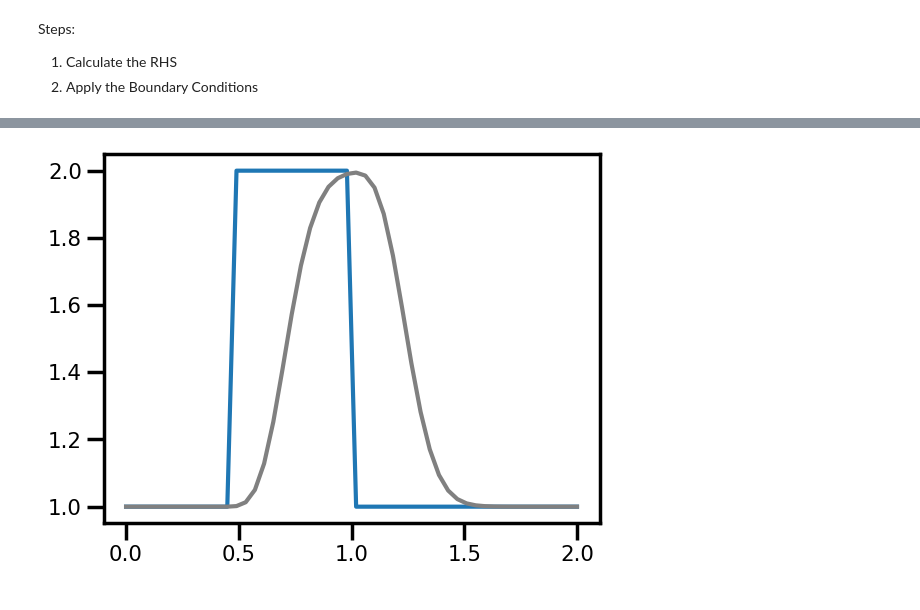
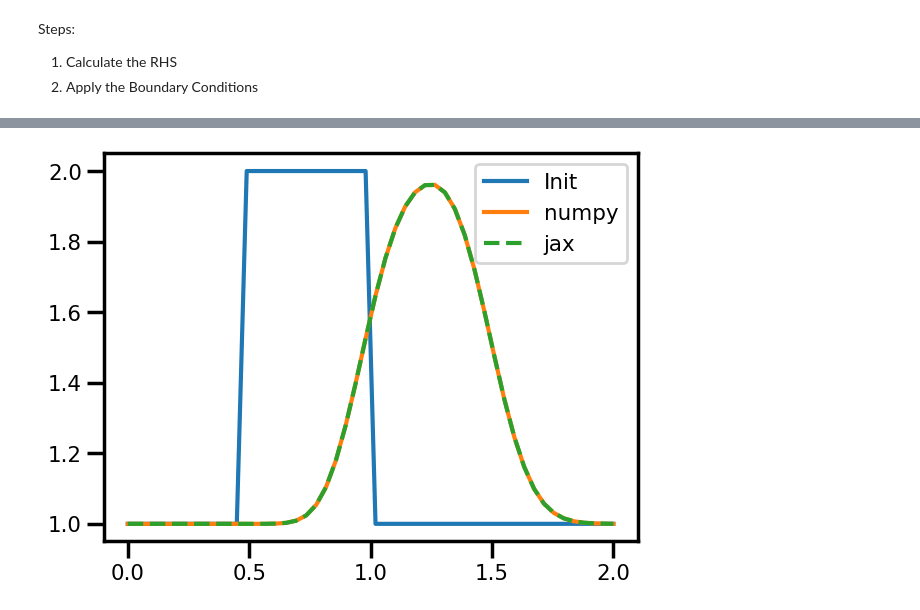
Before and after one commit to jejjohnson/jaxsw, a Jupyter notebook: notebooks/dev/eman/12_steps_2_NS/1.1_linear_convection.ipynb, the cells around one changed output, grey strips where cells are left out. Saved outputs shown, nothing was run; the diff lists cells and outputs as text; code cells hidden in the pictures.

```diff
--- a/notebooks/dev/eman/12_steps_2_NS/1.1_linear_convection.ipynb
+++ b/notebooks/dev/eman/12_steps_2_NS/1.1_linear_convection.ipynb
@@ -75,3 +121,5 @@ x_grid = np.linspace(0, 2., nx)
+# %%
+solns = dict()
 # %% [markdown]
 
 Steps:
@@ -129,7 +128,0 @@ step_fn = jax.jit(step_fn)
-# %%
-u_init = init_u(nx, dx)
-
-u = u_init.copy()
-for t in trange(nt + 1):
-
-    u = step_fn(u)
@@ -202,0 +162,24 @@ for t in trange(nt + 1):
+# %%
+# initialize field to be zero
+u_init = jnp.ones((nx,), dtype=jnp.float32)
+u_init = u_init.at[int(.5 / dx):int(1 / dx + 1)].set(2.0)
+u = u_init.copy()
+
+for t in tqdm(time_steps):
+
+    # # loops (BUG!)
+    # for i in range(1, u.shape[0]-1):
+    #     u = u.at[i].set(u[i] - c * (dt/dx) * (u[i] - u[i-1]))
+
+    # numpy-like
+    u = u.at[1:].set(u[1:] - c * (dt / dx) * (u[1:] - u[:-1]))
+
+    u = u.at[0].set(1.0)
+    u = u.at[-1].set(1.0)
+
+
+
+
+# small sanity check
+# assert (u[45:55, 45:55] > 1.8).all()
+solns["jax"] = u
@@ -203,7 +190,10 @@ for t in trange(nt + 1):
 # %%
 fig, ax = plt.subplots()
-ax.plot(x_grid, u_init)
-ax.plot(x_grid, u, color="gray")
+ax.plot(x_grid, u_init, label="Init")
+ax.plot(x_grid, solns["numpy"], label="numpy", linestyle="-")
+ax.plot(x_grid, solns["jax"], label="jax", linestyle="--")
+plt.legend()
+plt.tight_layout()
 plt.show()
 # %% [output]
-[figure, old version]
+[figure, new version]
```
Also changed, not shown: parts of 42 cells of this notebook, 2 other files.
